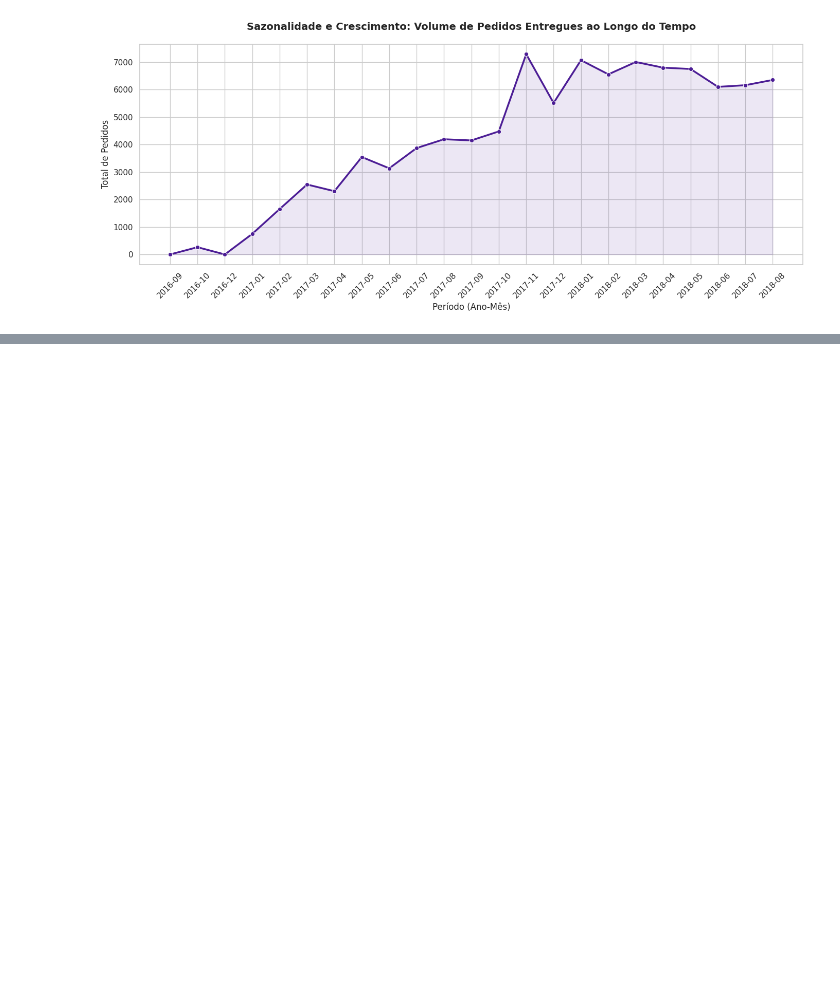
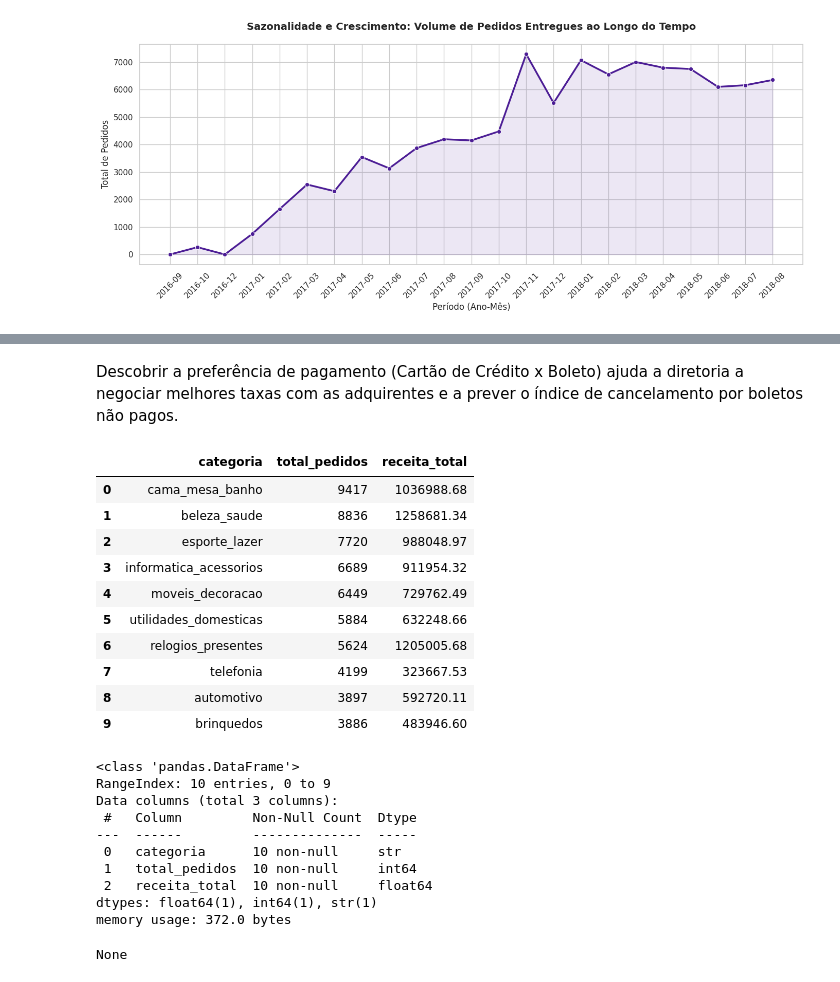
Before and after one commit to LarissaCns/Analise-Olist-Ecommerce, a Jupyter notebook: analises.ipynb, the cells around one changed output, grey strips where cells are left out. Cells and saved outputs as stored; diff of their text form; code cells hidden in the pictures; blank space fills up the shorter version.

```diff
--- a/analises.ipynb
+++ b/analises.ipynb
@@ -692,0 +734,44 @@ plt.show()
+# %% [markdown]
+Descobrir a preferência de pagamento (Cartão de Crédito x Boleto) ajuda a diretoria a negociar melhores taxas com as adquirentes e a prever o índice de cancelamento por boletos não pagos.
+# %%
+df_products_bruto.head()
+df_order_items_bruto.head()
+
+query_analise_produtos = """
+    SELECT
+        p.product_category_name AS categoria,
+        COUNT(DISTINCT oi.order_id) AS total_pedidos,
+        SUM(oi.price) AS receita_total
+    FROM df_order_items_bruto AS oi
+    INNER JOIN df_products_bruto AS p
+        ON oi.product_id = p.product_id
+    GROUP BY p.product_category_name
+    ORDER BY total_pedidos DESC
+    LIMIT 10
+"""
+df_analise_produtos = duckdb.query(query_analise_produtos).df()
+display(df_analise_produtos.head(10))
+display(df_analise_produtos.info())
+# %% [output]
+|  | categoria | total_pedidos | receita_total |
+| 0 | cama_mesa_banho | 9417 | 1036988.68 |
+| 1 | beleza_saude | 8836 | 1258681.34 |
+| 2 | esporte_lazer | 7720 | 988048.97 |
+| 3 | informatica_acessorios | 6689 | 911954.32 |
+| 4 | moveis_decoracao | 6449 | 729762.49 |
+| 5 | utilidades_domesticas | 5884 | 632248.66 |
+| 6 | relogios_presentes | 5624 | 1205005.68 |
+| 7 | telefonia | 4199 | 323667.53 |
+| 8 | automotivo | 3897 | 592720.11 |
+| 9 | brinquedos | 3886 | 483946.60 |
+<class 'pandas.DataFrame'>
+RangeIndex: 10 entries, 0 to 9
+Data columns (total 3 columns):
+ #   Column         Non-Null Count  Dtype
+---  ------         --------------  -----
+ 0   categoria      10 non-null     str
+ 1   total_pedidos  10 non-null     int64
+ 2   receita_total  10 non-null     float64
+dtypes: float64(1), int64(1), str(1)
+memory usage: 372.0 bytes
+None
```
Also changed, not shown: parts of 7 cells of this notebook.
